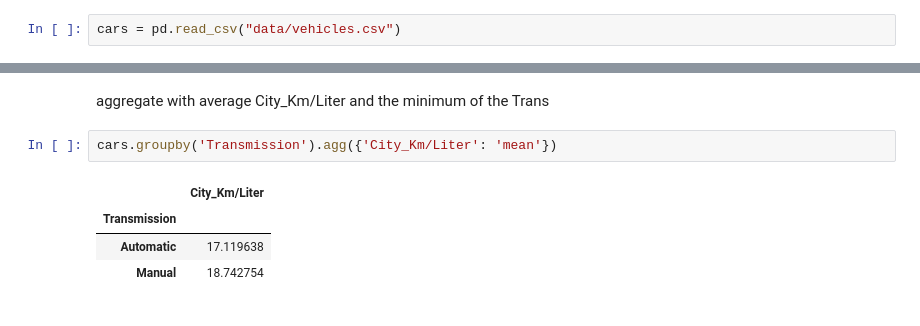
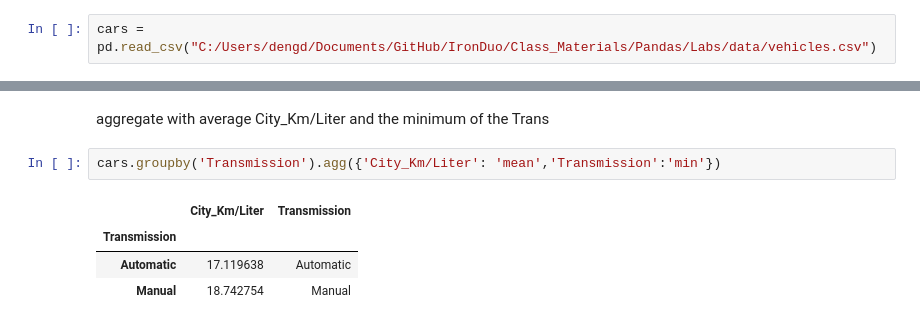
Before and after one commit to duodeng/IronDuo, a Jupyter notebook: Homework/01_20_Lab_Pandas_Grouping_Data_Vehicles.ipynb, the cells around one changed output, grey strips where cells are left out. Saved outputs shown, nothing was run; the diff lists cells and outputs as text.

```diff
--- a/Homework/01_20_Lab_Pandas_Grouping_Data_Vehicles.ipynb
+++ b/Homework/01_20_Lab_Pandas_Grouping_Data_Vehicles.ipynb
@@ -4,7 +4,7 @@
 import pandas as pd
 import numpy as np
 # %%
-cars = pd.read_csv("data/vehicles.csv")
+cars = pd.read_csv("C:/Users/dengd/Documents/GitHub/IronDuo/Class_Materials/Pandas/Labs/data/vehicles.csv")
 # %%
 cars.head()
 # %% [output]
@@ -222,9 +201,9 @@ cars.groupby('Transmission').agg({'City_Km/Liter': 'mean','Transmission':'count'
 # %% [markdown]
 aggregate with average City_Km/Liter and the minimum of the Trans
 # %%
-cars.groupby('Transmission').agg({'City_Km/Liter': 'mean'})
+cars.groupby('Transmission').agg({'City_Km/Liter': 'mean','Transmission':'min'})
 # %% [output]
-|  | City_Km/Liter |
-| Transmission |  |
-| Automatic | 17.119638 |
-| Manual | 18.742754 |
+|  | City_Km/Liter | Transmission |
+| Transmission |  |  |
+| Automatic | 17.119638 | Automatic |
+| Manual | 18.742754 | Manual |
```
Also changed, not shown: parts of 9 cells of this notebook, 2 other files.
